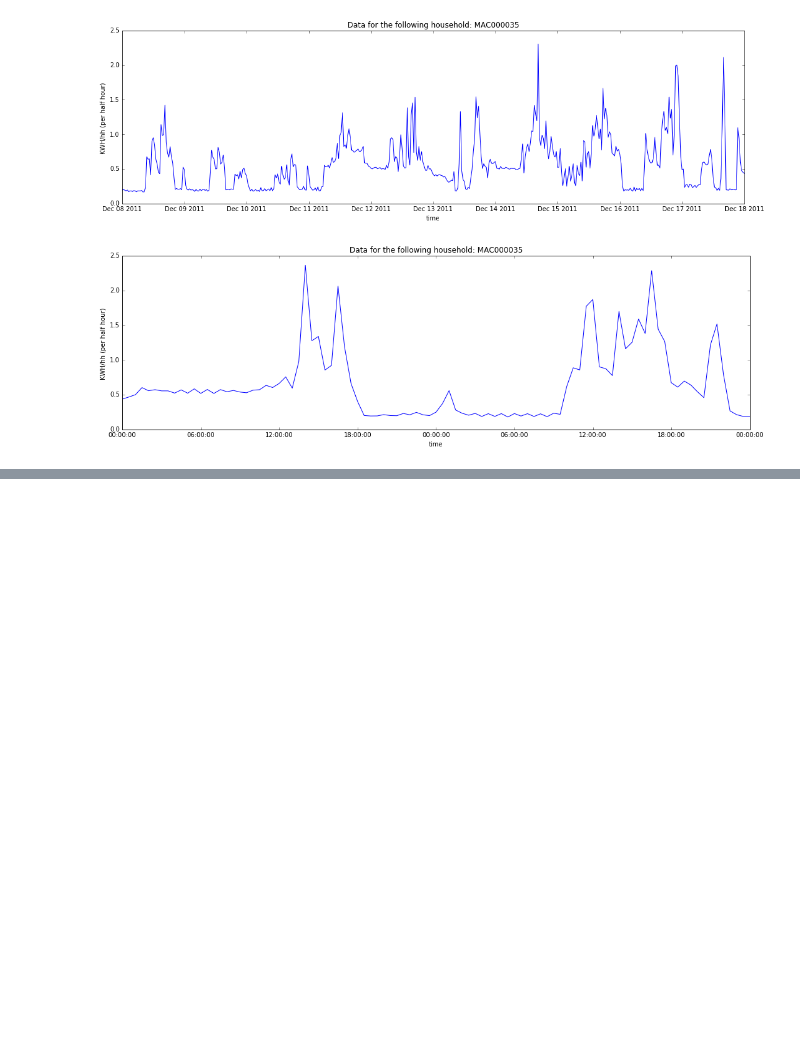
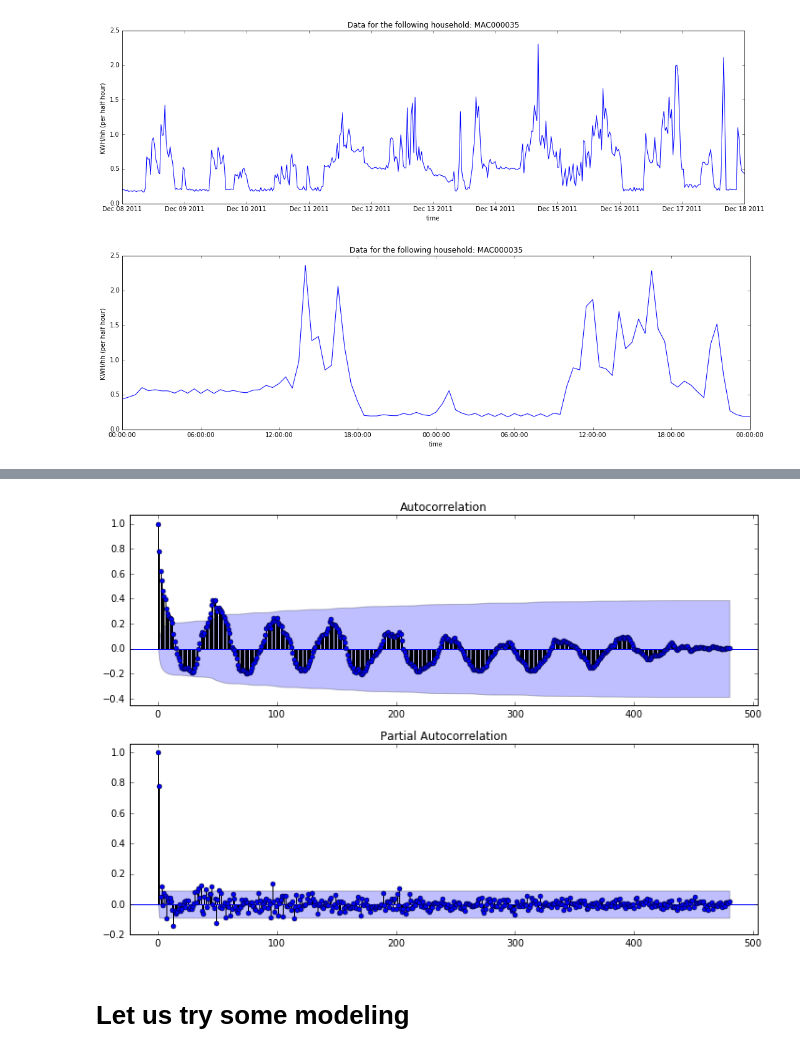
Before and after one commit to AnatolyPavlov/smart-battery-for-smart-energy-usage, a Jupyter notebook: eda/EDA_single_household.ipynb, the cells around one changed output, grey strips where cells are left out. Cells and saved outputs as stored; diff of their text form; code cells hidden in the pictures; blank space fills up the shorter version.

Commit message:
Added some more EDA and modeling

```diff
--- a/eda/EDA_single_household.ipynb
+++ b/eda/EDA_single_household.ipynb
@@ -185,0 +218,6 @@ plot_timeseries_from_to(df_35, '2011-12-18', '2011-12-20')
+# %%
+plot_acf_pacf(df_35_10days, 480)
+# %% [output]
+[figure, added]
+# %% [markdown]
+# Let us try some modeling
```
Also changed, not shown: parts of 22 cells of this notebook.
